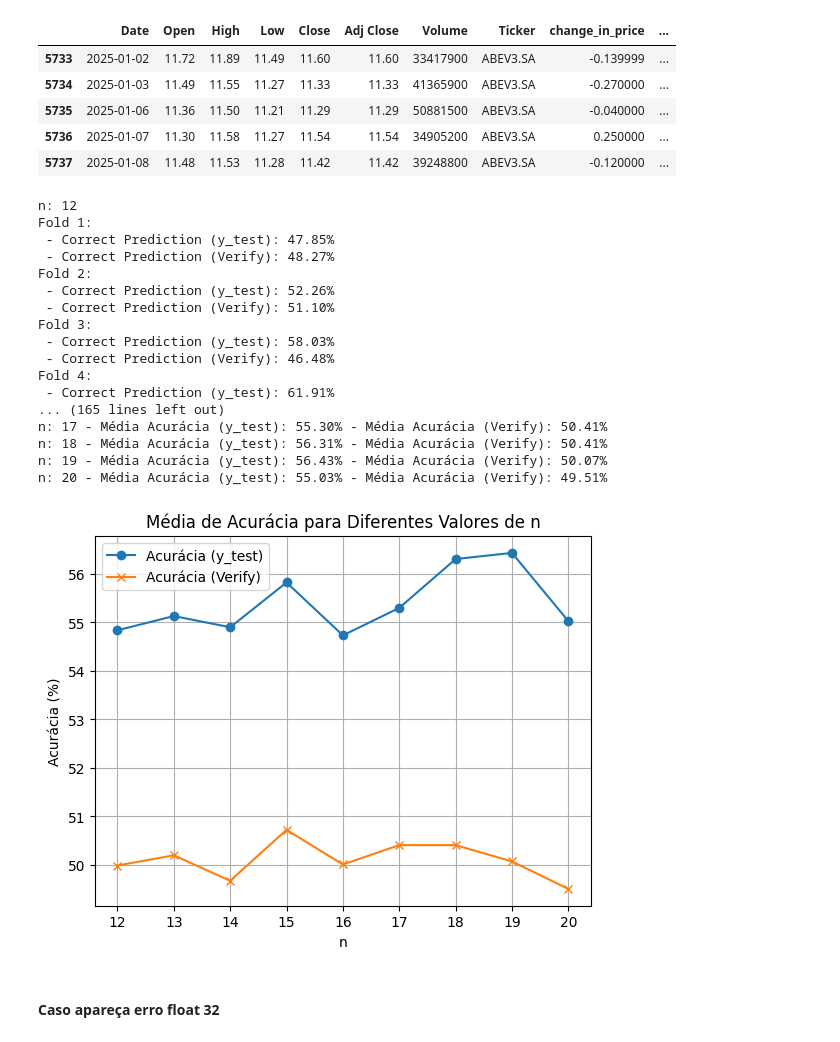
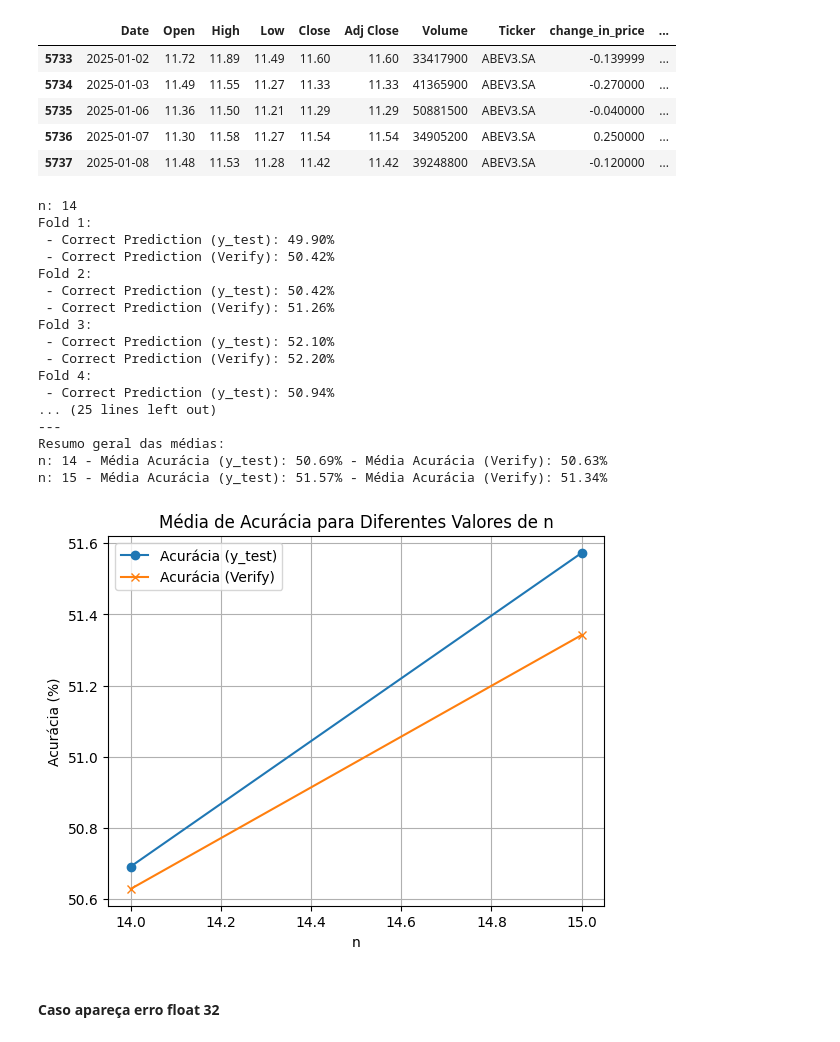
Before and after one commit to Bruno-Santana-Eco/TCC_Machine_learning, a Jupyter notebook: Teste 'n'.ipynb, the cells around one changed output. Cells and saved outputs as stored; diff of their text form; code cells hidden in the pictures.

```diff
--- a/Teste 'n'.ipynb
+++ b/Teste 'n'.ipynb
@@ -223,14 +232,14 @@ mean_accuracy_by_n = []
 # Loop para cada n em n_list e realização de validação cruzada em série temporal
 for n in n_list:
     # Definir as features (X), o target (y) e a verificação (verify) dinamicamente
-    X = price_data[['RSI',
-                    f'k_percent_{alpha:.2f}_n{n}',
-                    f'r_percent_{alpha:.2f}_n{n}',
-                    f'Price_Rate_Of_Change_{alpha:.2f}_n{n}',
-                    f'MACD_{alpha:.2f}_n{n}',
-                    f'MACD_EMA_{alpha:.2f}_n{n}',
-                    f'OBV_{alpha:.2f}_n{n}']]
-    y = price_data[f'Prediction_{alpha:.2f}_n{n}']
+    X = price_data[[f'RSI_{n}',
+                    f'k_percent_{t}',
+                    f'r_percent_{t}',
+                    'Price_Rate_Of_Change',
+                    'MACD',
+                    'MACD_EMA',
+                    f'On Balance Volume']]
+    y = price_data[f'Prediction']
     verify = price_data['Verify']
 
     # Remover possíveis valores NaN nas colunas selecionadas
@@ -289,47 +298,47 @@ for n in n_list:
     mean_accuracy_verify = np.mean(accuracy_scores_verify_fold)
     mean_accuracy_by_n.append((n, mean_accuracy_ytest, mean_accuracy_verify))
 
     print(f'Média de acurácia (y_test) para n {n}: {mean_accuracy_ytest:.2f}%')
     print(f'Média de acurácia (Verify) para n {n}: {mean_accuracy_verify:.2f}%')
     print('---')
 
 # Exibir o resumo geral das médias
 print("Resumo geral das médias:")
 for n, acc_ytest, acc_verify in mean_accuracy_by_n:
     print(f'n: {n} - Média Acurácia (y_test): {acc_ytest:.2f}% - Média Acurácia (Verify): {acc_verify:.2f}%')
 
 # Opcional: Plotando as médias por n
 import matplotlib.pyplot as plt
 
 n_values, acc_ytest_values, acc_verify_values = zip(*mean_accuracy_by_n)
 
 plt.plot(n_values, acc_ytest_values, label='Acurácia (y_test)', marker='o')
 plt.plot(n_values, acc_verify_values, label='Acurácia (Verify)', marker='x')
 plt.title("Média de Acurácia para Diferentes Valores de n")
 plt.xlabel('n')
 plt.ylabel('Acurácia (%)')
 plt.legend()
 plt.grid(True)
 plt.show()
 # %% [output]
-n: 12
+n: 14
 Fold 1:
- - Correct Prediction (y_test): 47.85%
- - Correct Prediction (Verify): 48.27%
+ - Correct Prediction (y_test): 49.90%
+ - Correct Prediction (Verify): 50.42%
 Fold 2:
- - Correct Prediction (y_test): 52.26%
- - Correct Prediction (Verify): 51.10%
+ - Correct Prediction (y_test): 50.42%
+ - Correct Prediction (Verify): 51.26%
 Fold 3:
- - Correct Prediction (y_test): 58.03%
- - Correct Prediction (Verify): 46.48%
+ - Correct Prediction (y_test): 52.10%
+ - Correct Prediction (Verify): 52.20%
 Fold 4:
- - Correct Prediction (y_test): 61.91%
-... (165 lines left out)
-n: 17 - Média Acurácia (y_test): 55.30% - Média Acurácia (Verify): 50.41%
-n: 18 - Média Acurácia (y_test): 56.31% - Média Acurácia (Verify): 50.41%
-n: 19 - Média Acurácia (y_test): 56.43% - Média Acurácia (Verify): 50.07%
-n: 20 - Média Acurácia (y_test): 55.03% - Média Acurácia (Verify): 49.51%
+ - Correct Prediction (y_test): 50.94%
+... (25 lines left out)
+---
+Resumo geral das médias:
+n: 14 - Média Acurácia (y_test): 50.69% - Média Acurácia (Verify): 50.63%
+n: 15 - Média Acurácia (y_test): 51.57% - Média Acurácia (Verify): 51.34%
-[figure, old version]
+[figure, new version]
 # %% [markdown]
 #### Caso apareça erro float 32
 # %%
```
Also changed, not shown: parts of 1 cell of this notebook, 2 other files.
